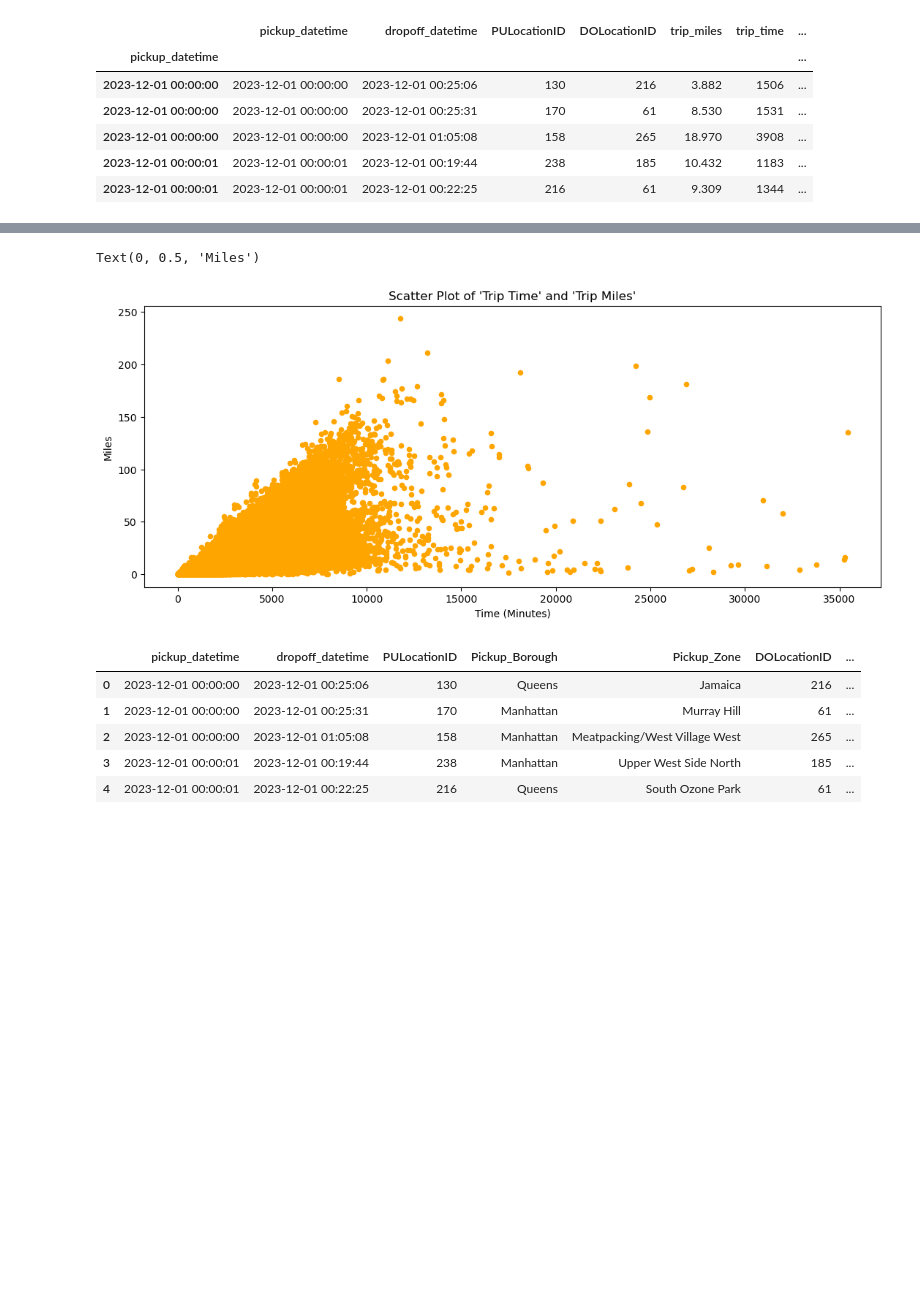
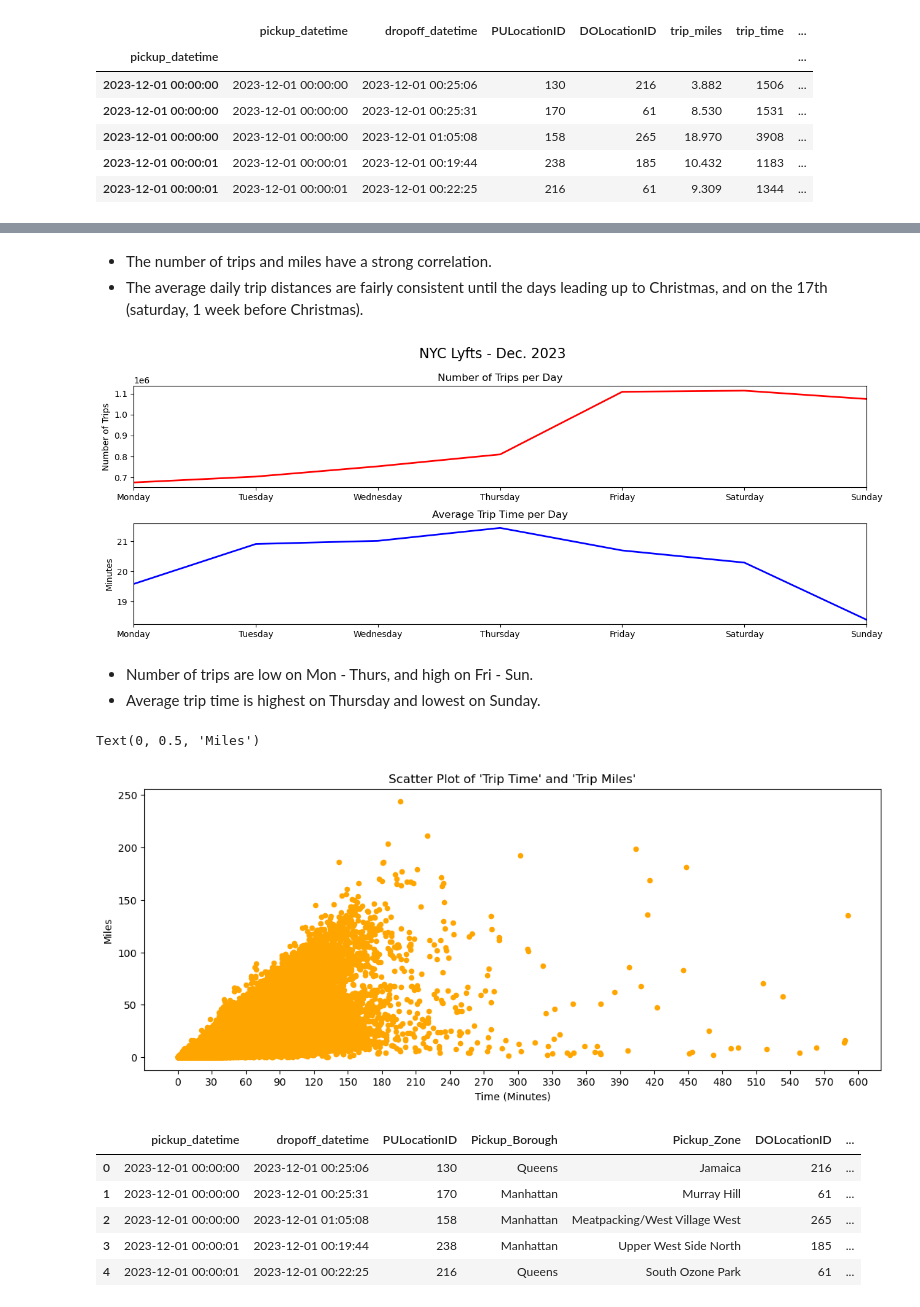
Before and after one commit to T-Haight/project1_group1_osubootcamp, a Jupyter notebook: Common_Trends.ipynb, the cells around one changed output, grey strips where cells are left out. Drawn from its saved outputs; the diff is of its cells as text; code cells hidden in the pictures; blank space fills up the shorter version.

```diff
--- a/Common_Trends.ipynb
+++ b/Common_Trends.ipynb
@@ -71,12 +66,43 @@ plt.show()
+# %% [markdown]
+- The number of trips and miles have a strong correlation.
+- The average daily trip distances are fairly consistent until the days leading up to Christmas, and on the 17th (saturday, 1 week before Christmas).
+# %%
+# Plot the number of trips and average trip time per day of the week.
+figure2, (ax1, ax2) = plt.subplots(nrows=2)
+figure2.suptitle("NYC Lyfts - Dec. 2023", fontsize=16)
+
+lyft_df.groupby(lyft_df.index.dayofweek)["trip_time"].count().plot(figsize=(13, 5), color="red", linewidth=2, ax=ax1)
+ax1.set_title("Number of Trips per Day")
+ax1.set_ylabel("Number of Trips")
+ax1.set_xlabel(None)
+ax1.set_xlim(0, 6)
+ax1.set_xticks(np.arange(0, 7))
+ax1.set_xticklabels(["Monday", "Tuesday", "Wednesday", "Thursday", "Friday", "Saturday", "Sunday"])
+
+lyft_df.groupby(lyft_df.index.dayofweek)["trip_time"].mean().plot(figsize=(13, 5), color="blue", linewidth=2, ax=ax2)
+ax2.set_title("Average Trip Time per Day")
+ax2.set_xlabel(None)
+ax2.set_ylabel("Minutes")
+ax2.set_xlim(0, 6)
+ax2.set_xticks(np.arange(0, 7))
+ax2.set_xticklabels(["Monday", "Tuesday", "Wednesday", "Thursday", "Friday", "Saturday", "Sunday"])
+
+figure2.tight_layout()
+# %% [output]
+[figure, added]
+# %% [markdown]
+- Number of trips are low on Mon - Thurs, and high on Fri - Sun.
+- Average trip time is highest on Thursday and lowest on Sunday.
 # %%
 # scatter plot for trip time and trip miles
 lyft_df.plot.scatter(x="trip_time", y="trip_miles", figsize=(13, 5), color="orange")
 plt.title("Scatter Plot of 'Trip Time' and 'Trip Miles'")
 plt.xlabel("Time (Minutes)")
+plt.xticks(np.arange(0, 610, 30))
 plt.ylabel("Miles")
 # %% [output]
 Text(0, 0.5, 'Miles')
-[figure, old version]
+[figure, new version]
 # %%
 # Merge the lyft data with the taxi data
 from Util import merge_with_taxi_data
```
Also changed, not shown: parts of 8 cells of this notebook.
